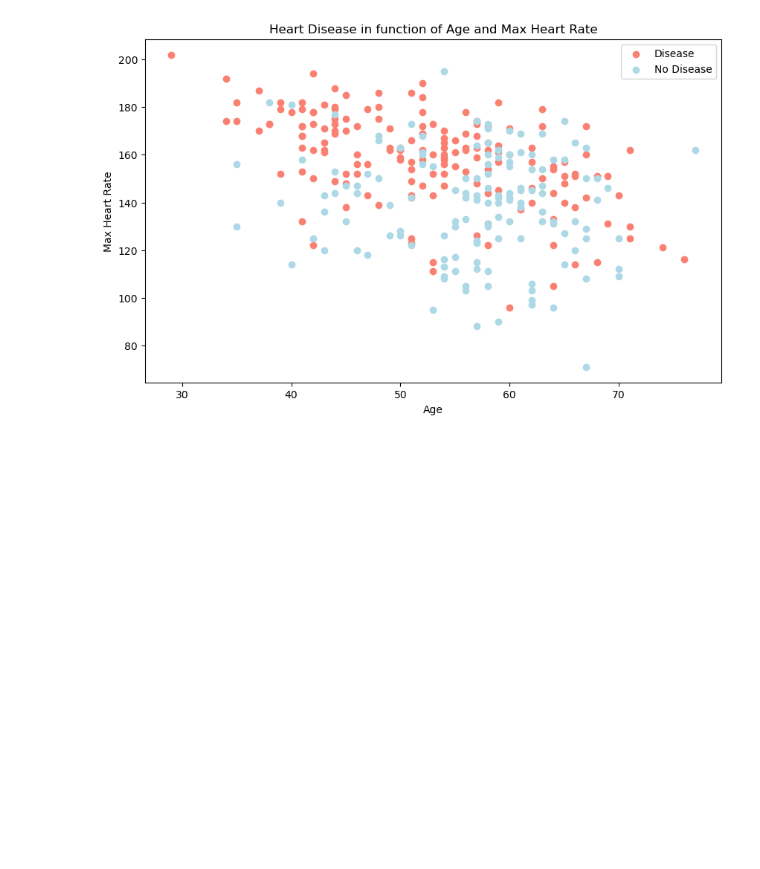
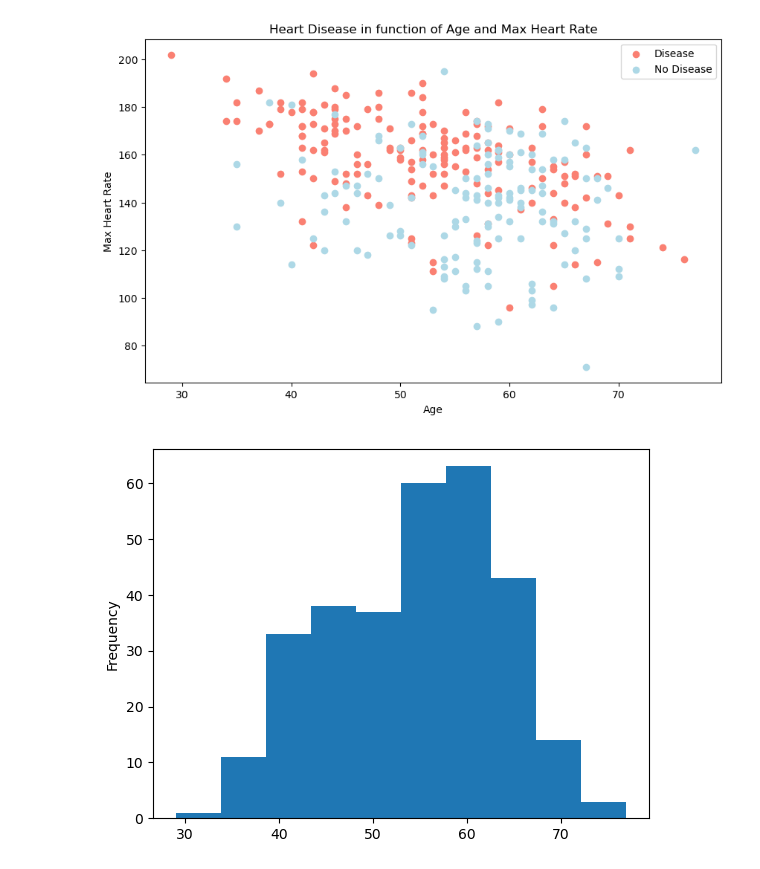
Before and after one commit to snmsndhu/machine_learning_projects, a Jupyter notebook: heart_disease_project/file.ipynb, the cells around one changed output. Drawn from its saved outputs; the diff is of its cells as text; code cells hidden in the pictures; blank space fills up the shorter version.

```diff
--- a/heart_disease_project/file.ipynb
+++ b/heart_disease_project/file.ipynb
@@ -246,3 +246,9 @@ plt.ylabel("Max Heart Rate")
 plt.legend(["Disease", "No Disease"]);
 # %% [output]
 [figure]
+# %%
+
+# Check the distribution of the age column with a histogram
+df.age.plot.hist();
+# %% [output]
+[figure, added]
```
